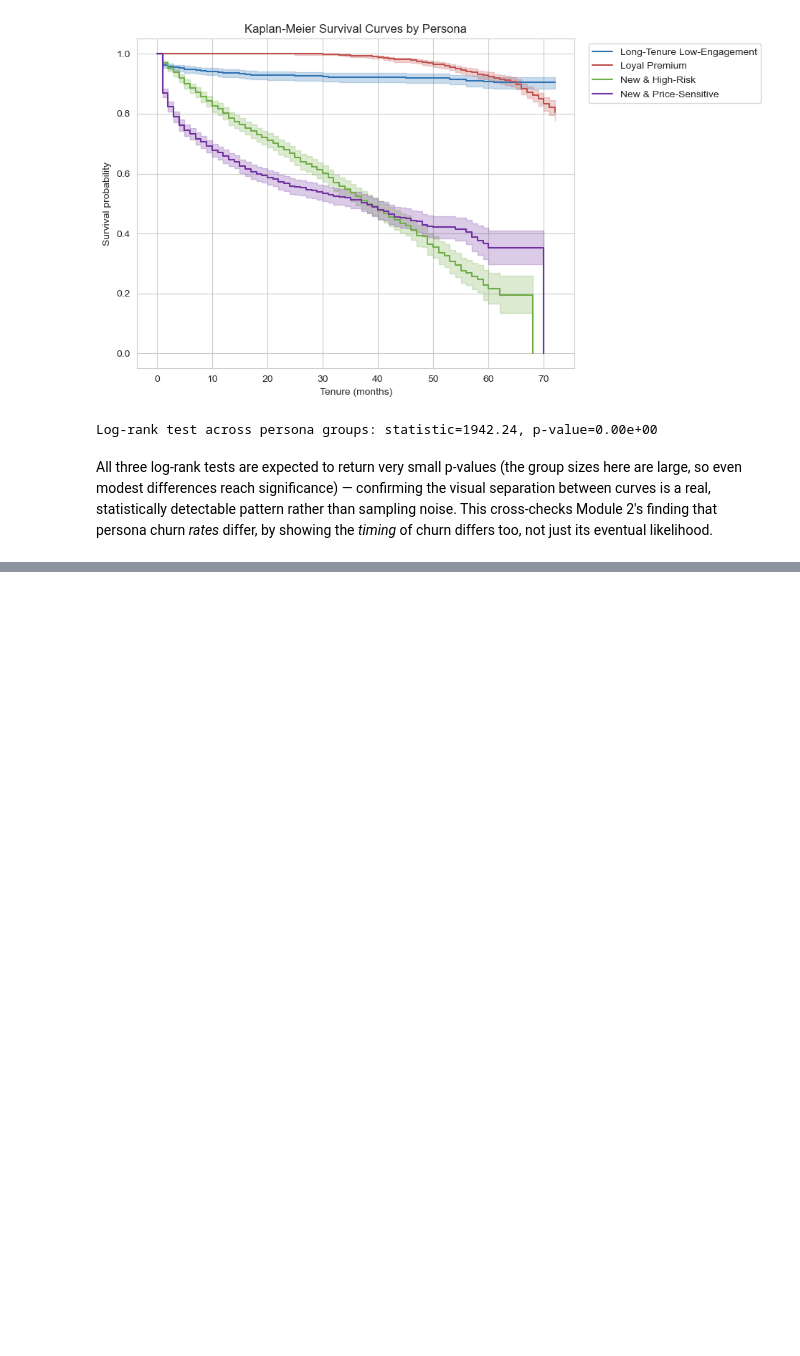
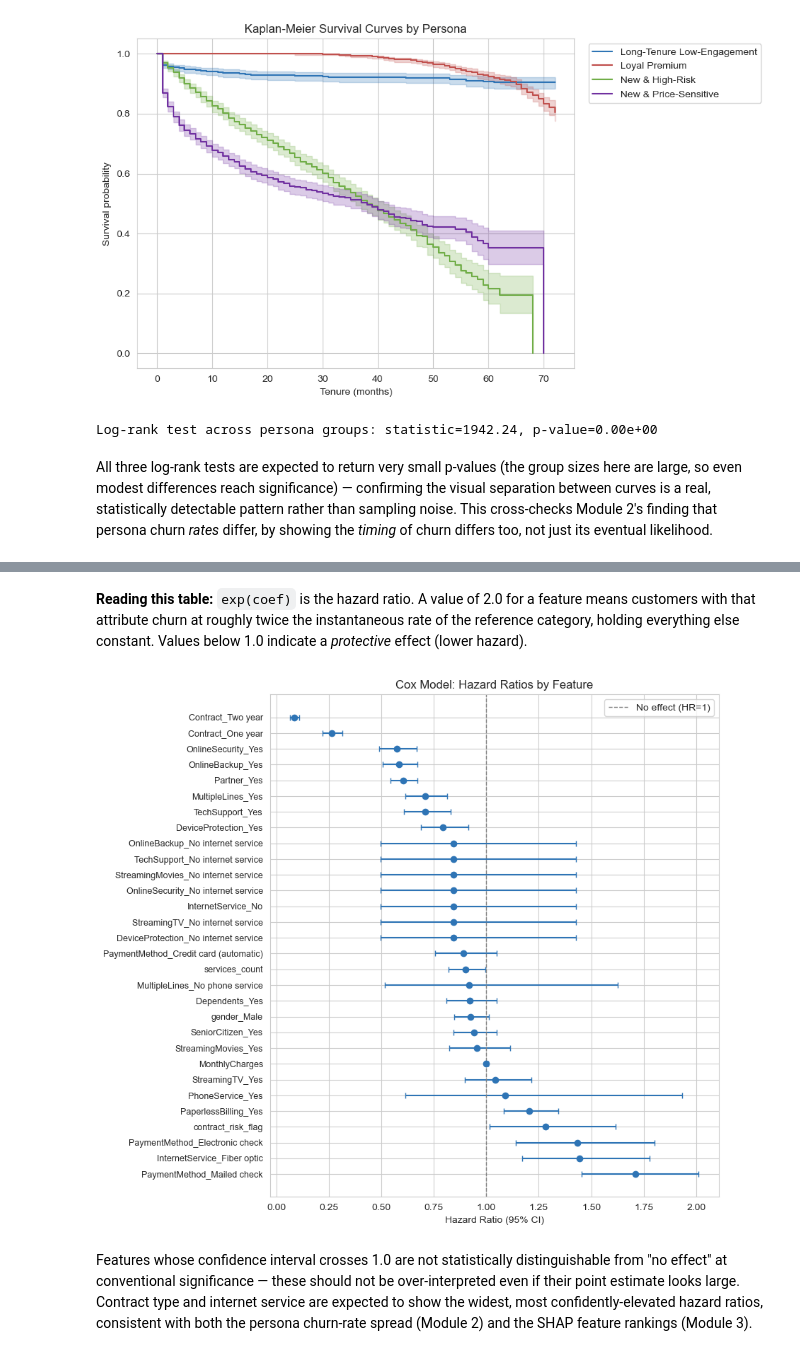
Before and after one commit to danielowuor/Customer-Retention-Intelligence-System, a Jupyter notebook: notebooks/04_survival_analysis.ipynb, the cells around one changed output, grey strips where cells are left out. Cells and saved outputs as stored; diff of their text form; code cells hidden in the pictures; blank space fills up the shorter version.

Commit message:
feat: add Cox Proportional Hazards model to estimate churn hazard ratios

```diff
--- a/notebooks/04_survival_analysis.ipynb
+++ b/notebooks/04_survival_analysis.ipynb
@@ -191,0 +224,6 @@ All three log-rank tests are expected to return very small p-values (the group s
+# %%
+cph = CoxPHFitter(penalizer=0.01)  # small L2 penalty for numerical stability with many dummy variables
+cph.fit(cox_df, duration_col="duration", event_col="event_observed")
+
+print(f"Concordance index (train, in-sample): {cph.concordance_index_:.4f}")
+cph.print_summary(columns=["coef", "exp(coef)", "exp(coef) lower 95%", "exp(coef) upper 95%", "p"])
@@ -191,0 +263,26 @@ All three log-rank tests are expected to return very small p-values (the group s
+# %% [markdown]
+**Reading this table:** `exp(coef)` is the hazard ratio. A value of 2.0 for a feature means customers with that attribute churn at roughly twice the instantaneous rate of the reference category, holding everything else constant. Values below 1.0 indicate a *protective* effect (lower hazard).
+# %%
+hazard_ratios = cph.summary[["exp(coef)", "exp(coef) lower 95%", "exp(coef) upper 95%", "p"]].copy()
+hazard_ratios = hazard_ratios.sort_values("exp(coef)", ascending=False)
+
+fig, ax = plt.subplots(figsize=(9, 8))
+y_pos = np.arange(len(hazard_ratios))
+ax.errorbar(
+    hazard_ratios["exp(coef)"], y_pos,
+    xerr=[hazard_ratios["exp(coef)"] - hazard_ratios["exp(coef) lower 95%"],
+          hazard_ratios["exp(coef) upper 95%"] - hazard_ratios["exp(coef)"]],
+    fmt="o", color="#2E74B5", capsize=3,
+)
+ax.axvline(1.0, color="gray", linestyle="--", linewidth=1, label="No effect (HR=1)")
+ax.set_yticks(y_pos)
+ax.set_yticklabels(hazard_ratios.index, fontsize=9)
+ax.set_xlabel("Hazard Ratio (95% CI)")
+ax.set_title("Cox Model: Hazard Ratios by Feature")
+ax.legend()
+plt.tight_layout()
+plt.show()
+# %% [output]
+[figure, added]
+# %% [markdown]
+Features whose confidence interval crosses 1.0 are not statistically distinguishable from "no effect" at conventional significance — these should not be over-interpreted even if their point estimate looks large. Contract type and internet service are expected to show the widest, most confidently-elevated hazard ratios, consistent with both the persona churn-rate spread (Module 2) and the SHAP feature rankings (Module 3).
```
Also changed, not shown: parts of 7 cells of this notebook.
